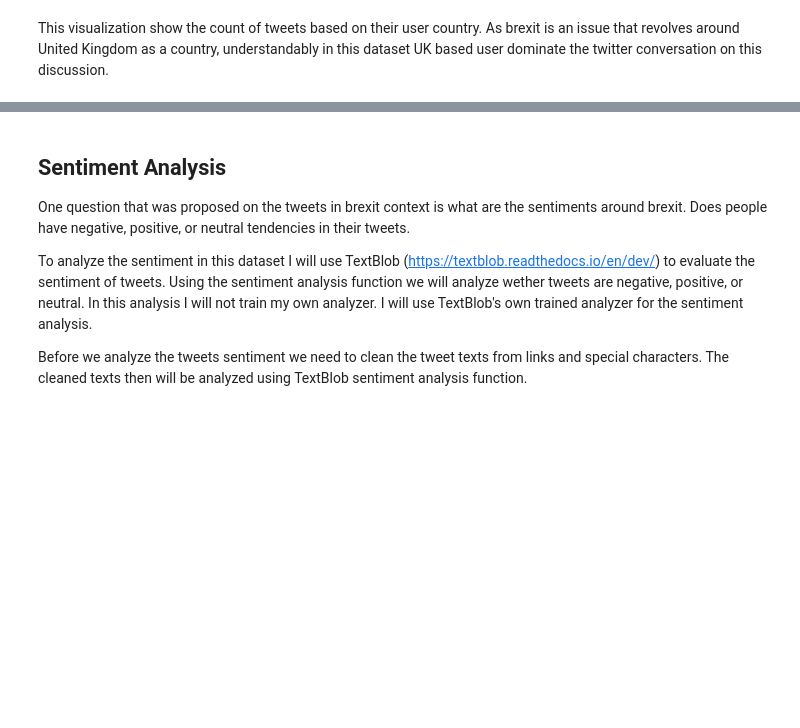
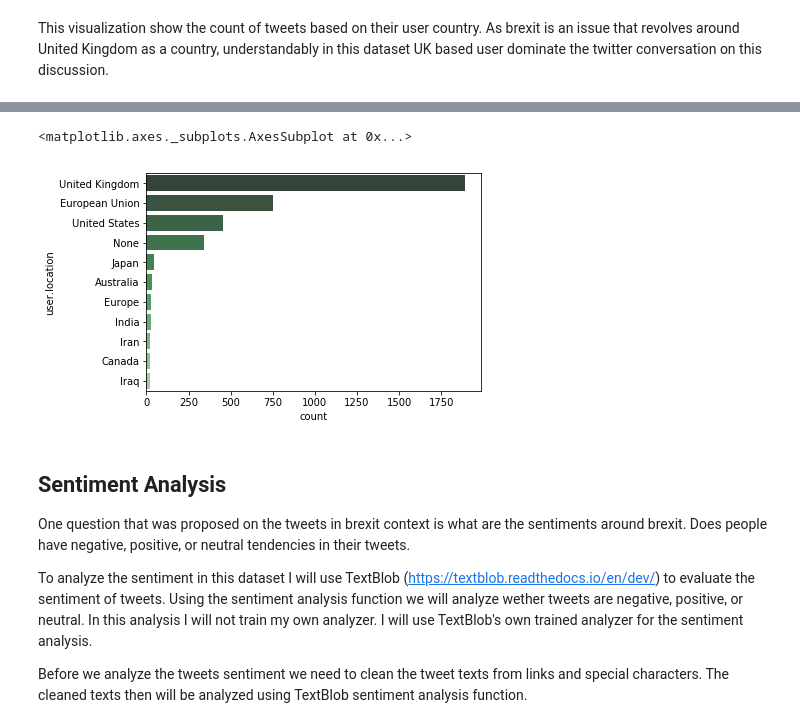
Before and after one commit to indralukmana/twitter-brexit, a Jupyter notebook: Indra/Brexit-Twitter-Indra_Lukmana.ipynb, the cells around one changed output, grey strips where cells are left out. Drawn from its saved outputs; the diff is of its cells as text; code cells hidden in the pictures; blank space fills up the shorter version.

Commit message:
Add countries conversion to EU

```diff
--- a/Indra/Brexit-Twitter-Indra_Lukmana.ipynb
+++ b/Indra/Brexit-Twitter-Indra_Lukmana.ipynb
@@ -328,0 +341,3 @@ This visualization show the count of tweets based on their user country. As brex
+# %%
+countries_EU = ['Austria', 'Belgium', 'Bulgaria', 'Croatia', 'Republic of Cyprus', 'Czech Republic', 'Denmark', 'Estonia', 'Finland', 'France', 'Germany', 'Greece', 'Hungary', 'Ireland', 'Italy', 'Latvia', 'Lithuania', 'Luxembourg', 'Malta', 'Netherlands', 'Poland', 'Portugal', 'Romania', 'Slovakia', 'Slovenia', 'Spain', 'Sweden']
+print (countries_EU)
@@ -328,0 +348,8 @@ This visualization show the count of tweets based on their user country. As brex
+# %%
+df_tweets.loc[df_tweets['user.location'].isin(countries_EU), 'user.location'] = 'European Union'
+# %%
+countries = df_tweets['user.location'].value_counts()
+countries_significant = df_tweets['user.location'].value_counts() >= 20
+countries_significant_keys = countries[countries_significant].keys()
+df_tweets[df_tweets['user.location'].isin(countries_significant_keys)]
+# countries_significant.keys()
@@ -329,3 +375,11 @@ This visualization show the count of tweets based on their user country. As brex
+# %%
+sns.countplot(y='user.location',
+              data = df_tweets[df_tweets['user.location'].isin(countries_significant_keys)],
+              order = df_tweets[df_tweets['user.location'].isin(countries_significant_keys)]['user.location'].value_counts().index,
+              palette = "Greens_d")
+# %% [output]
+<matplotlib.axes._subplots.AxesSubplot at 0x...>
+[figure, added]
 # %% [markdown]
 ## Sentiment Analysis
 
```
Also changed, not shown: parts of 6 cells of this notebook.
